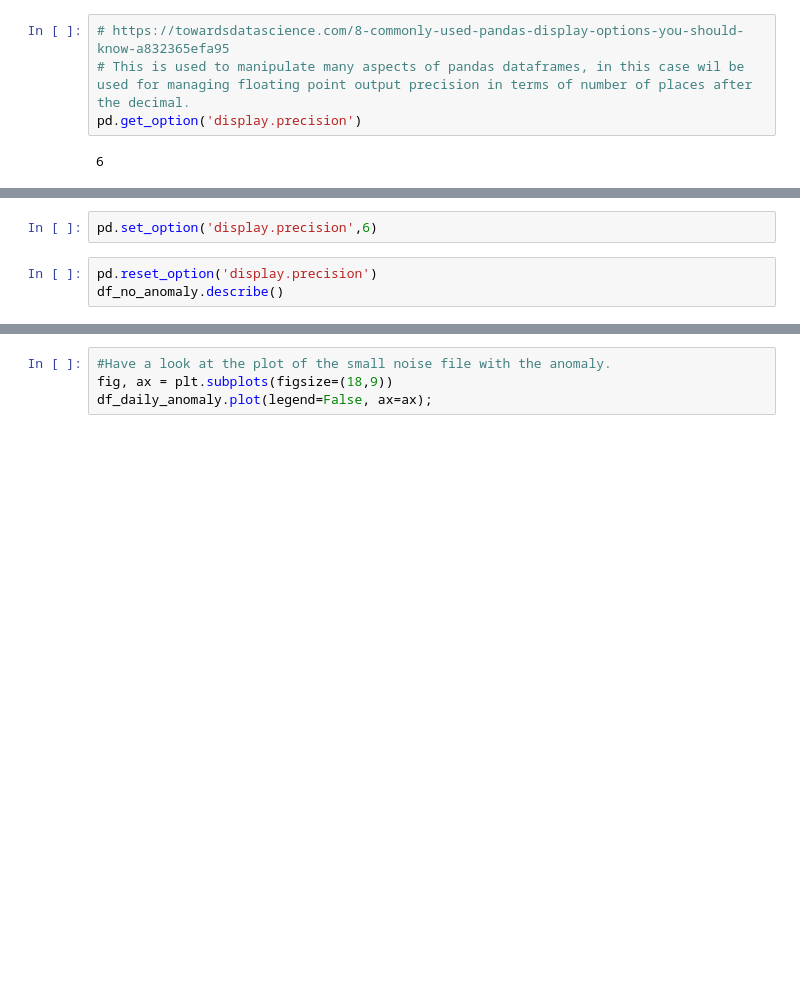
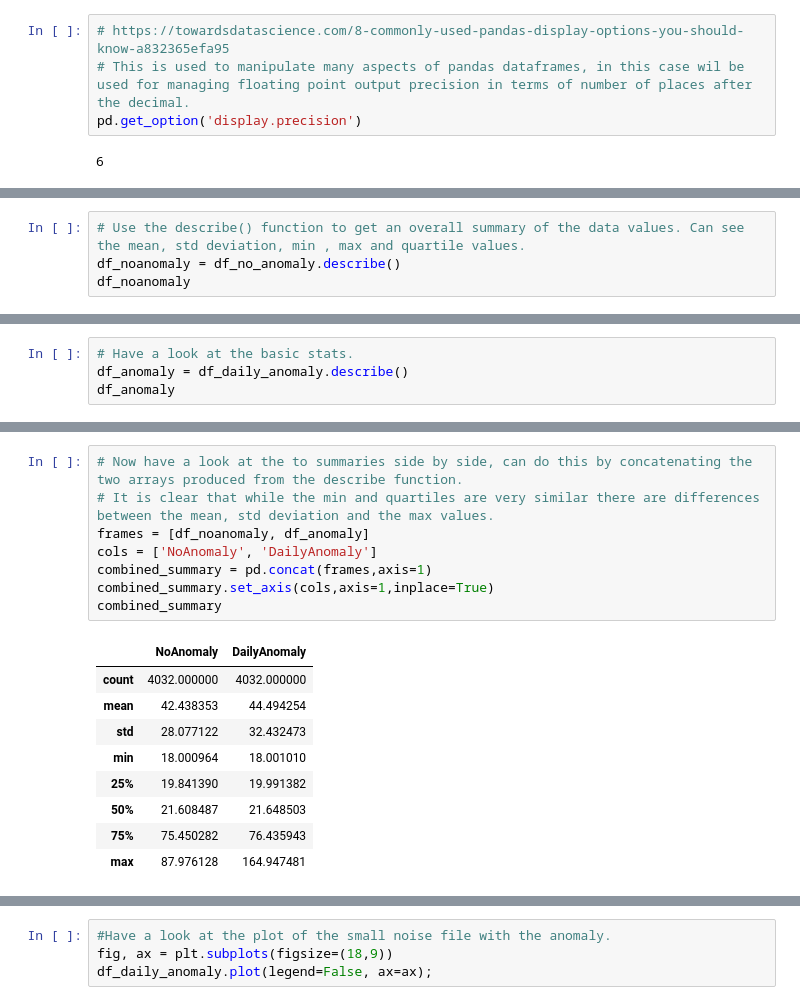
Before and after one commit to donneger/machinelearning_statistics, a Jupyter notebook: ml_project/ml_evaluation.ipynb, the cells around one changed output, grey strips where cells are left out. Drawn from its saved outputs; the diff is of its cells as text; blank space fills up the shorter version.

```diff
--- a/ml_project/ml_evaluation.ipynb
+++ b/ml_project/ml_evaluation.ipynb
@@ -124,5 +124,0 @@ df_no_anomaly.shape
-# %%
-pd.set_option('display.precision',6)
-# %%
-pd.reset_option('display.precision')
-df_no_anomaly.describe()
@@ -138,0 +141,4 @@ df_daily_anomaly.head()
+# %%
+# Use the describe() function to get an overall summary of the data values. Can see the mean, std deviation, min , max and quartile values.
+df_noanomaly = df_no_anomaly.describe()
+df_noanomaly
@@ -138,0 +203,4 @@ df_daily_anomaly.head()
+# %%
+# Have a look at the basic stats.
+df_anomaly = df_daily_anomaly.describe()
+df_anomaly
@@ -139 +217,19 @@ df_daily_anomaly.head()
+# %%
+# Now have a look at the to summaries side by side, can do this by concatenating the two arrays produced from the describe function.
+# It is clear that while the min and quartiles are very similar there are differences between the mean, std deviation and the max values.
+frames = [df_noanomaly, df_anomaly]
+cols = ['NoAnomaly', 'DailyAnomaly']
+combined_summary = pd.concat(frames,axis=1)
+combined_summary.set_axis(cols,axis=1,inplace=True)
+combined_summary
+# %% [output]
+|  | NoAnomaly | DailyAnomaly |
+| count | 4032.000000 | 4032.000000 |
+| mean | 42.438353 | 44.494254 |
+| std | 28.077122 | 32.432473 |
+| min | 18.000964 | 18.001010 |
+| 25% | 19.841390 | 19.991382 |
+| 50% | 21.608487 | 21.648503 |
+| 75% | 75.450282 | 76.435943 |
+| max | 87.976128 | 164.947481 |
 # %%
```
Also changed, not shown: parts of 20 cells of this notebook.
